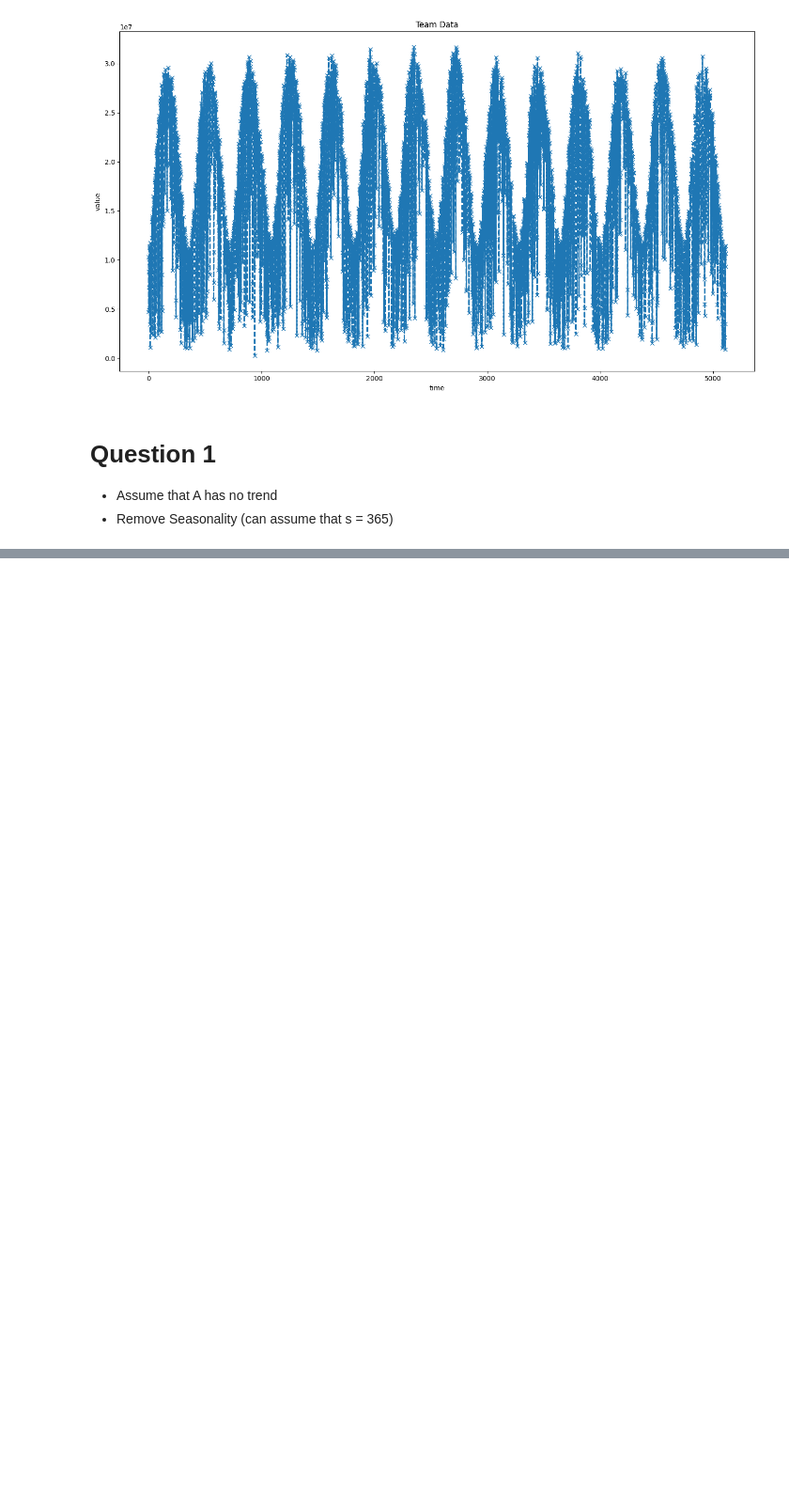
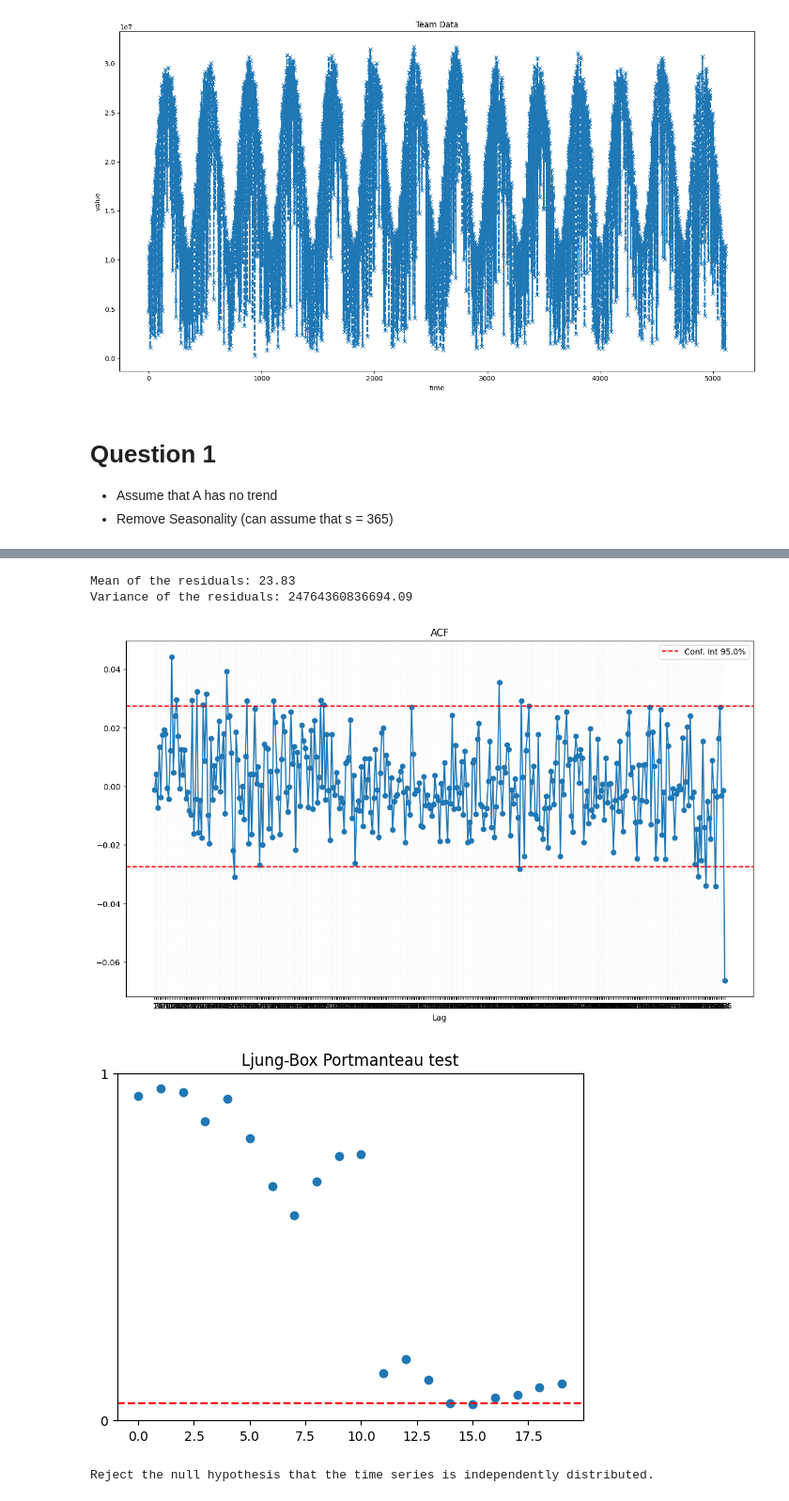
Before and after one commit to kounsolas/TimeSeriesProject, a Jupyter notebook: project.ipynb, the cells around one changed output, grey strips where cells are left out. Shown at 94% size. Cells and saved outputs as stored; diff of their text form; code cells hidden in the pictures; blank space fills up the shorter version.

```diff
--- a/project.ipynb
+++ b/project.ipynb
@@ -121,0 +306,18 @@ plt.show()
+# %%
+# Check if the residuals are white noise
+print(f"Mean of the residuals: {np.mean(resid):.2f}")
+print(f"Variance of the residuals: {np.var(resid):.2f}")
+acfV = get_acf(resid, lags=365, alpha=0.05, show=True)
+
+#Check the portmanteau test
+ljung_val, ljung_pval = portmanteau_test(resid, maxtau=20, show=True)
+if np.any(ljung_pval < 0.05):
+    print(f"Reject the null hypothesis that the time series is independently distributed.")
+else:
+    print(f"Accept the null hypothesis that the time series is independently distributed.")
+# %% [output]
+Mean of the residuals: 23.83
+Variance of the residuals: 24764360836694.09
+[figure, added]
+[figure, added]
+Reject the null hypothesis that the time series is independently distributed.
```
Also changed, not shown: parts of 8 cells of this notebook.
